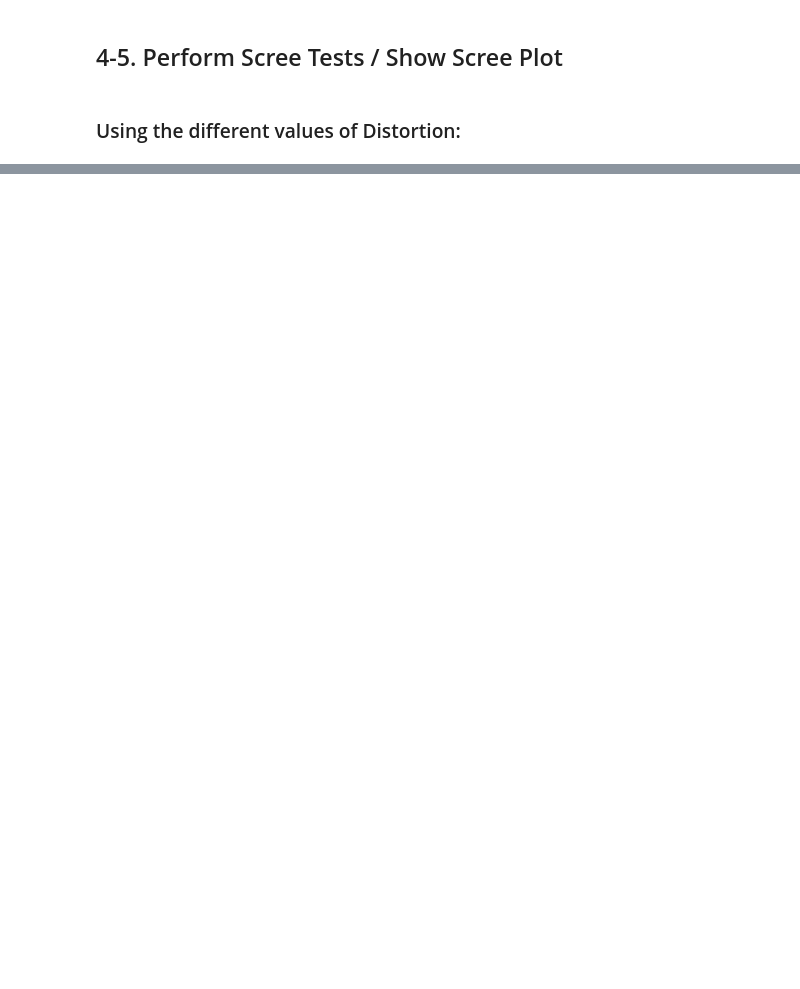
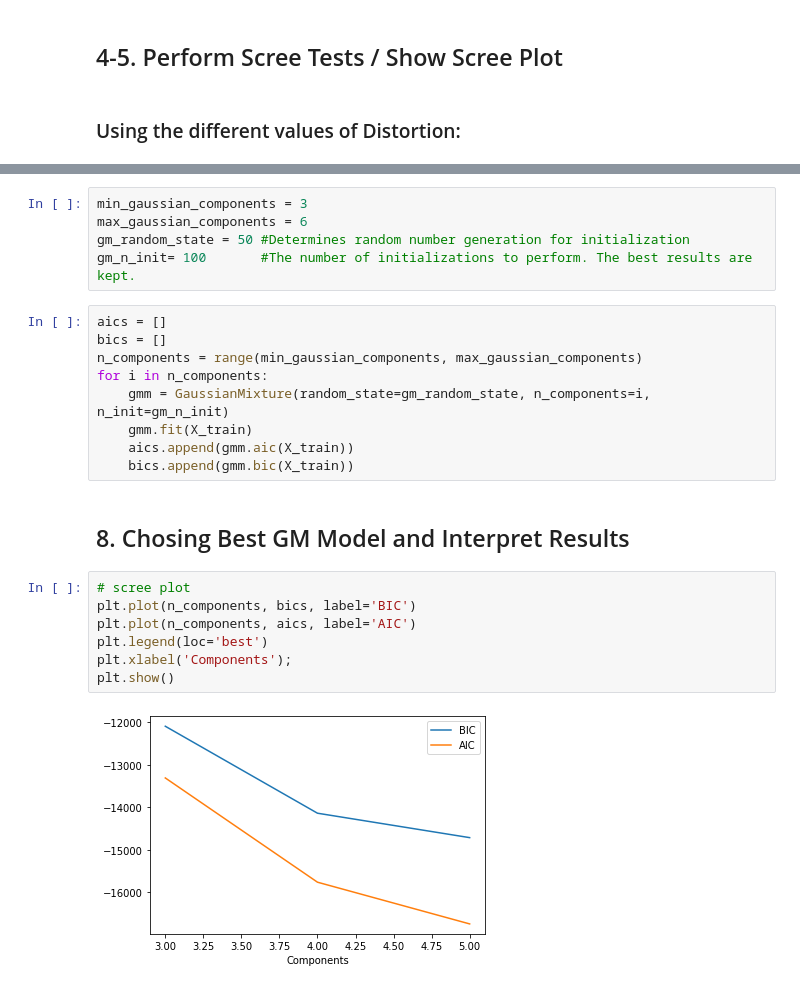
Before and after one commit to zqw86713/MSCA_31008_0N01_Winter_2023_Data_Mining_Principles, a Jupyter notebook: Assignment2/MScA_31008_Group_Assignment_2.ipynb, the cells around one changed output, grey strips where cells are left out. Cells and saved outputs as stored; diff of their text form; blank space fills up the shorter version.

```diff
--- a/Assignment2/MScA_31008_Group_Assignment_2.ipynb
+++ b/Assignment2/MScA_31008_Group_Assignment_2.ipynb
@@ -199,0 +326,25 @@ From above visual interpretation, to determine the optimal number of clusters, w
+# %%
+min_gaussian_components = 3
+max_gaussian_components = 6
+gm_random_state = 50 #Determines random number generation for initialization
+gm_n_init= 100       #The number of initializations to perform. The best results are kept.
+# %%
+aics = []
+bics = []
+n_components = range(min_gaussian_components, max_gaussian_components)
+for i in n_components:
+    gmm = GaussianMixture(random_state=gm_random_state, n_components=i, n_init=gm_n_init)
+    gmm.fit(X_train)
+    aics.append(gmm.aic(X_train))
+    bics.append(gmm.bic(X_train))
+# %% [markdown]
+## 8. Chosing Best GM Model and Interpret Results
+# %%
+# scree plot
+plt.plot(n_components, bics, label='BIC')
+plt.plot(n_components, aics, label='AIC')
+plt.legend(loc='best')
+plt.xlabel('Components');
+plt.show()
+# %% [output]
+[figure, added]
```
Also changed, not shown: parts of 32 cells of this notebook, 2 other files.
